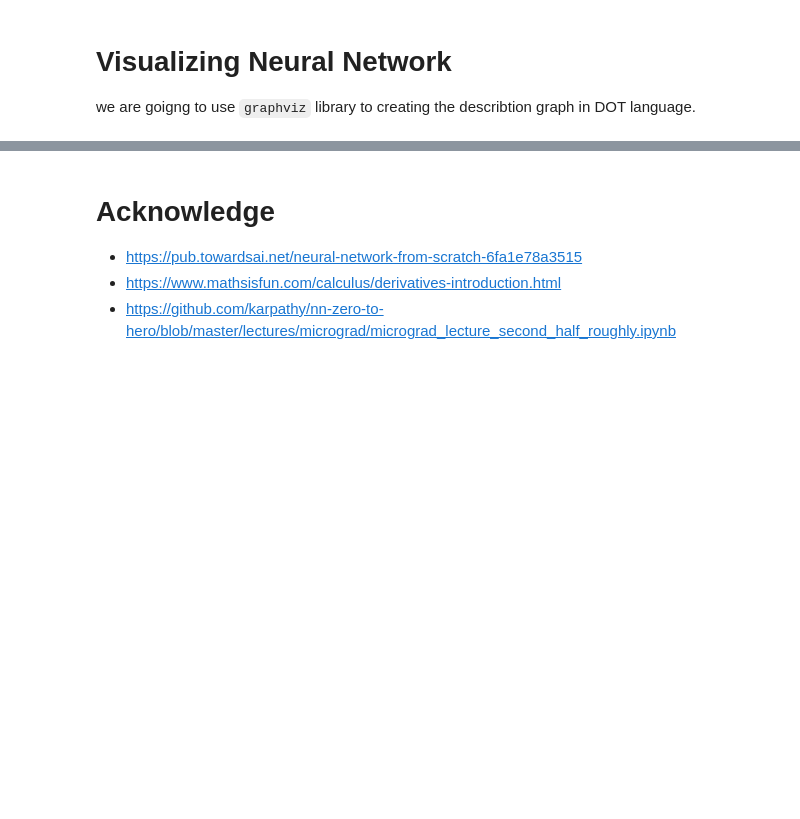
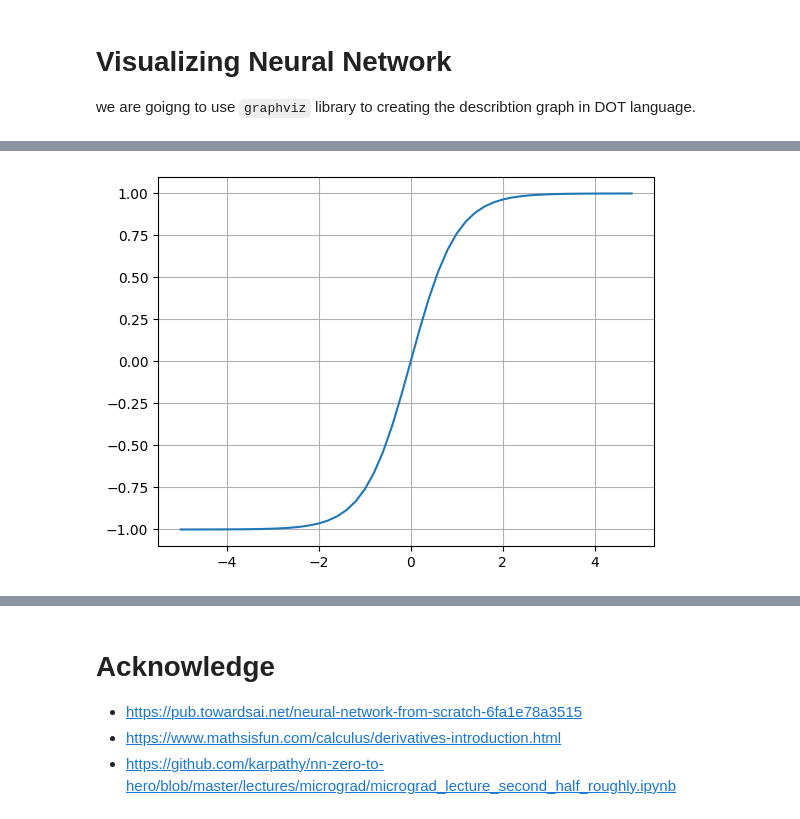
Before and after one commit to Aisuko/notebooks, a Jupyter notebook: pytorch/neural-network/neural-network-from-scratch.ipynb, the cells around one changed output, grey strips where cells are left out. Drawn from its saved outputs; the diff is of its cells as text; code cells hidden in the pictures; blank space fills up the shorter version.

```diff
--- a/pytorch/neural-network/neural-network-from-scratch.ipynb
+++ b/pytorch/neural-network/neural-network-from-scratch.ipynb
@@ -88,0 +154,5 @@ draw_dot(L)
+# %%
+plt.plot(np.arange(-5,5,0.2), np.tanh(np.arange(-5,5,0.2)))
+plt.grid()
+# %% [output]
+[figure, added]
```
Also changed, not shown: parts of 12 cells of this notebook.
